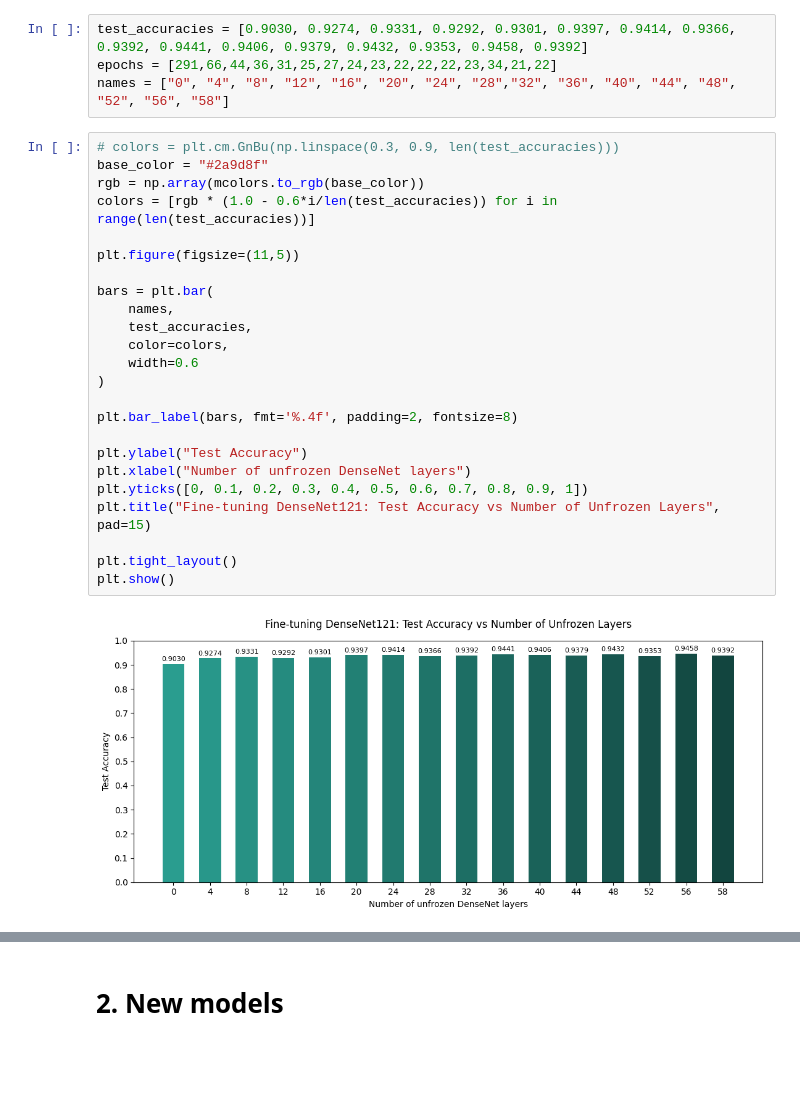
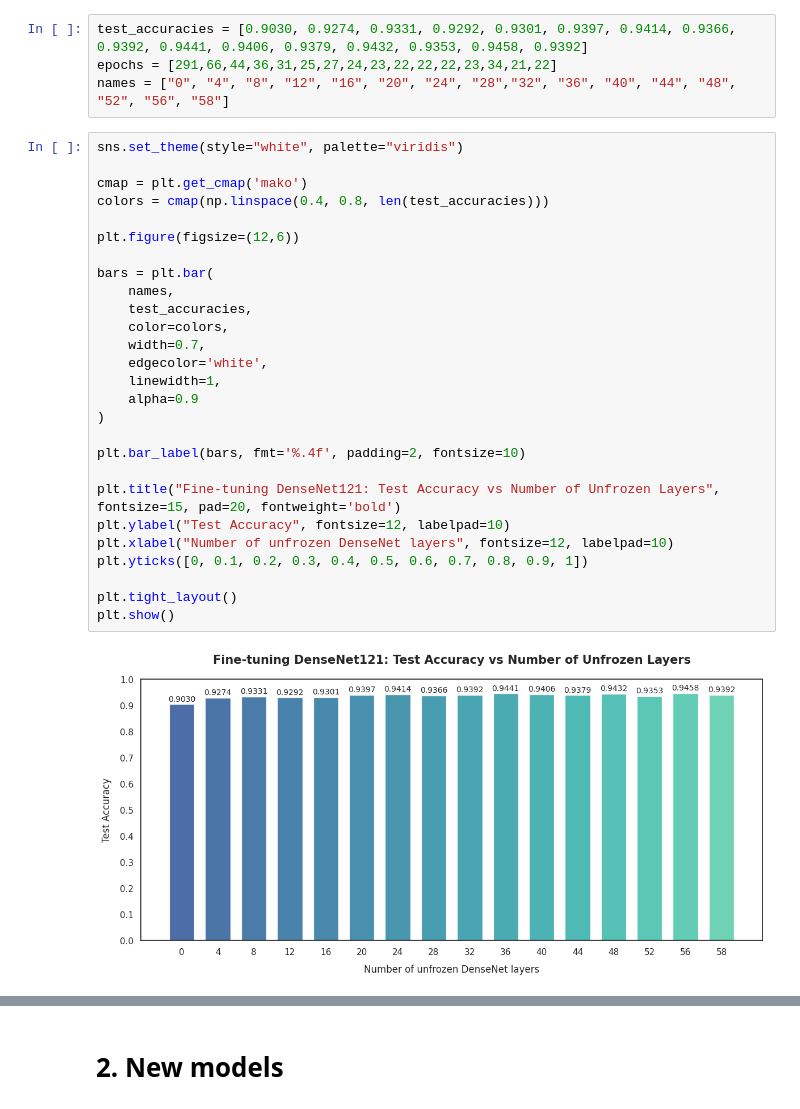
Before and after one commit to MCV-C3/project-team-6, a Jupyter notebook: Week3/report/plot_report.ipynb, the cells around one changed output, grey strips where cells are left out. Saved outputs shown, nothing was run; the diff lists cells and outputs as text; blank space fills up the shorter version.

Commit message:
changes in plots style

```diff
--- a/Week3/report/plot_report.ipynb
+++ b/Week3/report/plot_report.ipynb
@@ -12,31 +12,34 @@ test_accuracies = [0.9030, 0.9274, 0.9331, 0.9292, 0.9301, 0.9397, 0.9414, 0.936
 epochs = [291,66,44,36,31,25,27,24,23,22,22,22,23,34,21,22]
 names = ["0", "4", "8", "12", "16", "20", "24", "28","32", "36", "40", "44", "48", "52", "56", "58"]
 # %%
-# colors = plt.cm.GnBu(np.linspace(0.3, 0.9, len(test_accuracies)))
-base_color = "#2a9d8f"
-rgb = np.array(mcolors.to_rgb(base_color))
-colors = [rgb * (1.0 - 0.6*i/len(test_accuracies)) for i in range(len(test_accuracies))]
+sns.set_theme(style="white", palette="viridis")
 
-plt.figure(figsize=(11,5))
+cmap = plt.get_cmap('mako')
+colors = cmap(np.linspace(0.4, 0.8, len(test_accuracies)))
+
+plt.figure(figsize=(12,6))
 
 bars = plt.bar(
     names,
     test_accuracies,
     color=colors,
-    width=0.6
+    width=0.7,
+    edgecolor='white',
+    linewidth=1,
+    alpha=0.9
 )
 
-plt.bar_label(bars, fmt='%.4f', padding=2, fontsize=8)
+plt.bar_label(bars, fmt='%.4f', padding=2, fontsize=10)
 
-plt.ylabel("Test Accuracy")
-plt.xlabel("Number of unfrozen DenseNet layers")
+plt.title("Fine-tuning DenseNet121: Test Accuracy vs Number of Unfrozen Layers", fontsize=15, pad=20, fontweight='bold')
+plt.ylabel("Test Accuracy", fontsize=12, labelpad=10)
+plt.xlabel("Number of unfrozen DenseNet layers", fontsize=12, labelpad=10)
 plt.yticks([0, 0.1, 0.2, 0.3, 0.4, 0.5, 0.6, 0.7, 0.8, 0.9, 1])
-plt.title("Fine-tuning DenseNet121: Test Accuracy vs Number of Unfrozen Layers", pad=15)
 
 plt.tight_layout()
 plt.show()
 # %% [output]
-[figure, old version]
+[figure, new version]
 # %%
 # Configuramos un estilo estético base
 sns.set_theme(style="white", palette="viridis")
```
Also changed, not shown: parts of 3 cells of this notebook.
